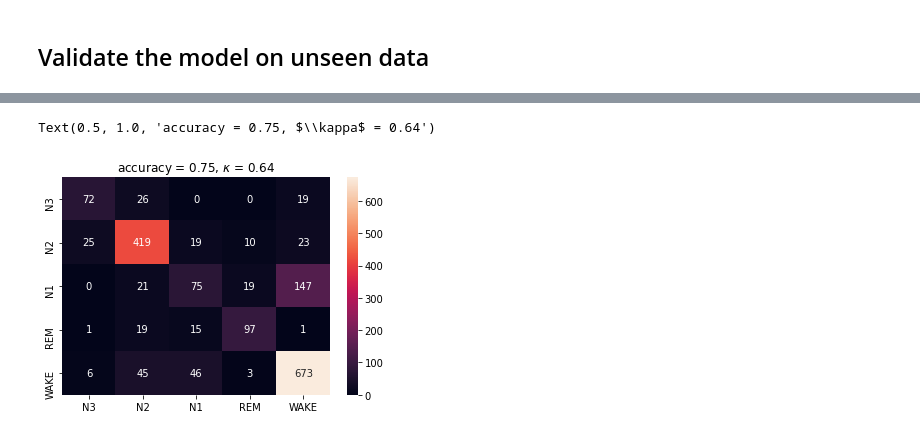
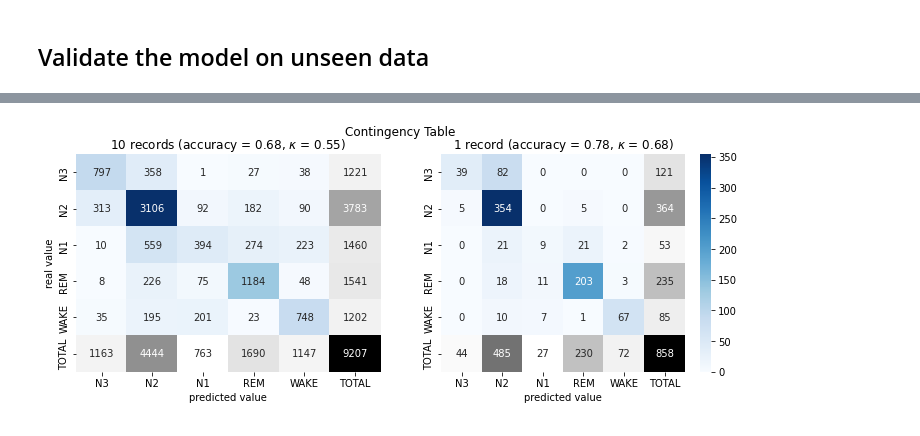
Before and after one commit to Timgrau/Machinelearning, a Jupyter notebook: Sleep-Staging/Classifier.ipynb, the cells around one changed output, grey strips where cells are left out. Drawn from its saved outputs; the diff is of its cells as text; code cells hidden in the pictures.

```diff
--- a/Sleep-Staging/Classifier.ipynb
+++ b/Sleep-Staging/Classifier.ipynb
@@ -286,3 +251,9 @@ Y_predict+=1
+# %%
+Y_predict = model.predict_classes(X_unseen)
+Y_predict1 = model.predict_classes(X_unseen1)
+
+Y_predict+=1
+Y_predict1+=1
 # %%
 acc = accuracy_score(Y_unseen, Y_predict)
 kappa = np.abs(cohen_kappa_score(Y_unseen, Y_predict))
@@ -293,11 +269,32 @@ print(acc, kappa)
 # %%
 cm = confusion_matrix(Y_unseen, Y_predict)
+cm1 = confusion_matrix(Y_unseen1, Y_predict1)
-# %%
-labels = ["N3","N2","N1","REM","WAKE"]
-title = "accuracy = {:.2f}, $\kappa$ = {:.2f}".format(acc, kappa)
-
-sns.heatmap(cm, fmt="d", annot=True, yticklabels=labels, xticklabels=labels)
-plt.title(title)
-# %% [output]
-Text(0.5, 1.0, 'accuracy = 0.75, $\\kappa$ = 0.64')
-[figure, removed]
+# %%
+# contingency table for 10 and 1 records
+labels = ["N3","N2","N1","REM","WAKE", "TOTAL"]
+title = "(accuracy = {:.2f}, $\kappa$ = {:.2f})".format(acc, kappa)
+title1 = "(accuracy = {:.2f}, $\kappa$ = {:.2f})".format(acc1, kappa1)
+
+fig, axes = plt.subplots(nrows=1, ncols=2, sharex=True, figsize=(12, 4))
+ax0, ax1 = axes.flatten()
+
+# Plot (left side)
+sns.heatmap(contingency_table(cm),cmap="Blues", fmt="d", annot=True, yticklabels=labels,
+            xticklabels=labels, mask=get_mask(), cbar=False, ax=ax0)
+sns.heatmap(contingency_table(cm), fmt="d", annot=True, yticklabels=labels,
+            xticklabels=labels, mask=~get_mask(), cbar=False, cmap="binary", ax=ax0)
+ax0.set_ylabel("real value")
+ax0.set_xlabel("predicted value")
+ax0.set_title("10 records "+title)
+
+# Plot (right side)
+sns.heatmap(contingency_table(cm1),cmap="Blues", fmt="d", annot=True,
+            xticklabels=labels, mask=get_mask(), ax=ax1)
+sns.heatmap(contingency_table(cm1), fmt="d", annot=True,yticklabels=labels,
+            xticklabels=labels, mask=~get_mask(), cmap="binary", cbar=False, ax=ax1)
+ax1.set_xlabel("predicted value")
+ax1.set_title("1 record "+title1)
+fig.suptitle("Contingency Table",size=12)
+plt.show()
+# %% [output]
+[figure, added]
```
Also changed, not shown: parts of 14 cells of this notebook.
